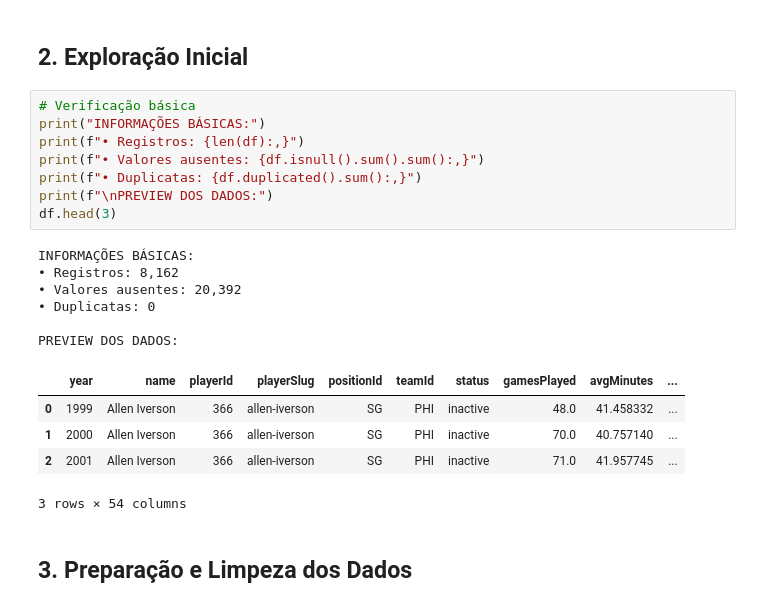
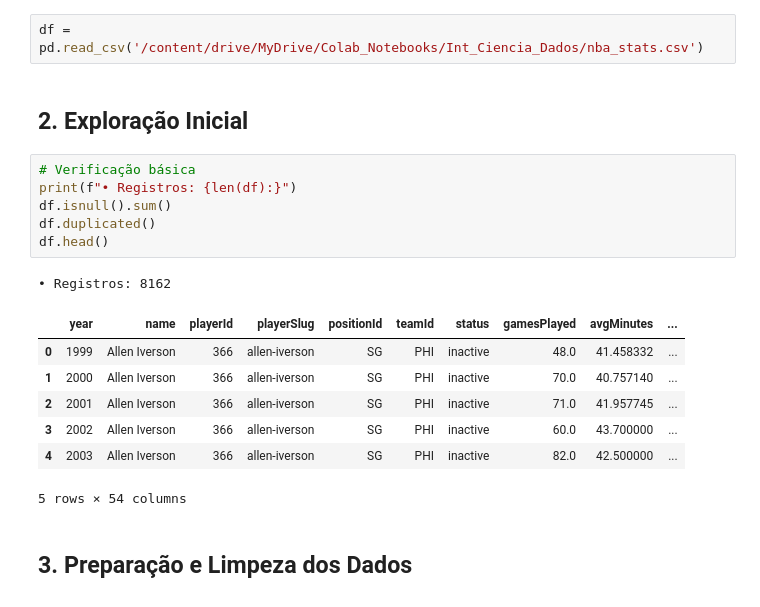
Before and after one commit to nise1301/NBA_stats, a Jupyter notebook: NBA_EDA.ipynb, the cells around one changed output. Cells and saved outputs as stored; diff of their text form.

```diff
--- a/NBA_EDA.ipynb
+++ b/NBA_EDA.ipynb
@@ -34,25 +31,22 @@ Colunas: ['year', 'name', 'playerId', 'playerSlug', 'positionId', 'teamId', 'sta
+# %%
+df = pd.read_csv('/content/drive/MyDrive/Colab_Notebooks/Int_Ciencia_Dados/nba_stats.csv')
 # %% [markdown]
 ## 2. Exploração Inicial
 # %%
 # Verificação básica
-print("INFORMAÇÕES BÁSICAS:")
-print(f"• Registros: {len(df):,}")
-print(f"• Valores ausentes: {df.isnull().sum().sum():,}")
-print(f"• Duplicatas: {df.duplicated().sum():,}")
-print(f"\nPREVIEW DOS DADOS:")
-df.head(3)
+print(f"• Registros: {len(df):}")
+df.isnull().sum()
+df.duplicated()
+df.head()
 # %% [output]
-INFORMAÇÕES BÁSICAS:
-• Registros: 8,162
-• Valores ausentes: 20,392
-• Duplicatas: 0
-
-PREVIEW DOS DADOS:
+• Registros: 8162
 |  | year | name | playerId | playerSlug | positionId | teamId | status | gamesPlayed | avgMinutes | ... |
 | 0 | 1999 | Allen Iverson | 366 | allen-iverson | SG | PHI | inactive | 48.0 | 41.458332 | ... |
 | 1 | 2000 | Allen Iverson | 366 | allen-iverson | SG | PHI | inactive | 70.0 | 40.757140 | ... |
 | 2 | 2001 | Allen Iverson | 366 | allen-iverson | SG | PHI | inactive | 71.0 | 41.957745 | ... |
+| 3 | 2002 | Allen Iverson | 366 | allen-iverson | SG | PHI | inactive | 60.0 | 43.700000 | ... |
+| 4 | 2003 | Allen Iverson | 366 | allen-iverson | SG | PHI | inactive | 82.0 | 42.500000 | ... |
-3 rows × 54 columns
+5 rows × 54 columns
 # %% [markdown]
 ## 3. Preparação e Limpeza dos Dados
 # %%
```
Also changed, not shown: parts of 19 cells of this notebook.
